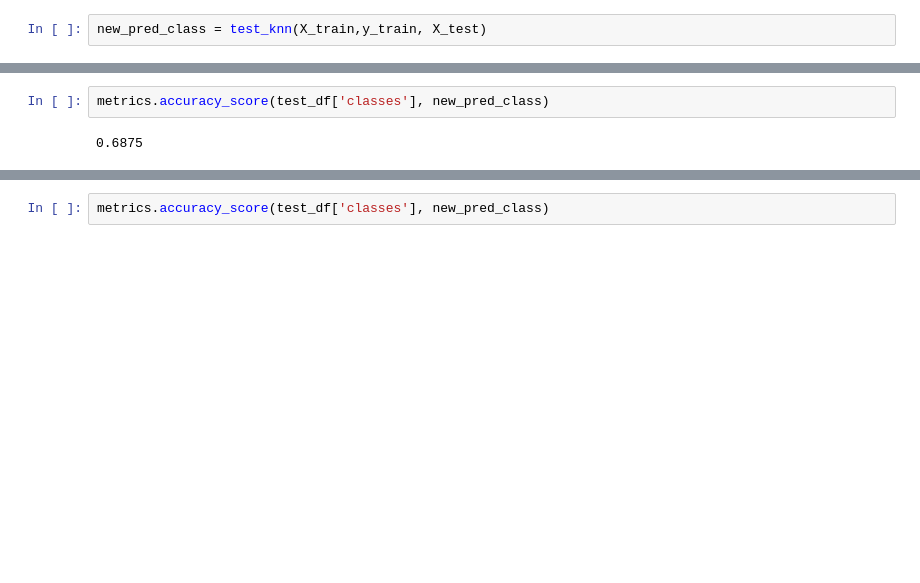
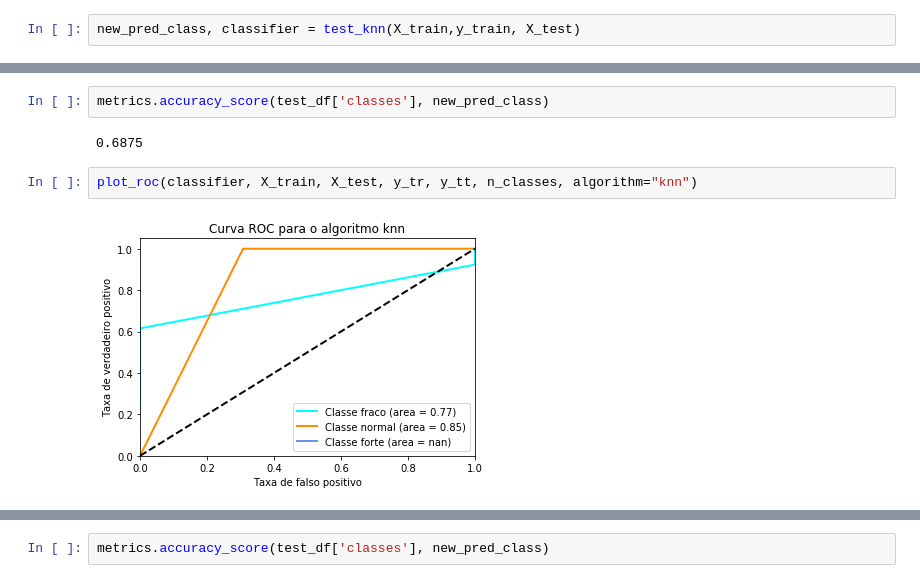
Before and after one commit to tiagotele/experimentos_oceanografia, a Jupyter notebook: Refactored.ipynb, the cells around one changed output, grey strips where cells are left out. Cells and saved outputs as stored; diff of their text form; blank space fills up the shorter version.

```diff
--- a/Refactored.ipynb
+++ b/Refactored.ipynb
@@ -87,5 +93,5 @@ y_test = test_df['classes']
 # %%
-new_pred_class = test_knn(X_train,y_train, X_test)
+new_pred_class, classifier = test_knn(X_train,y_train, X_test)
 # %% [output]
 2001 normal
 2002 weak
@@ -107,4 +113,8 @@ new_pred_class = test_knn(X_train,y_train, X_test)
 metrics.accuracy_score(test_df['classes'], new_pred_class)
 # %% [output]
 0.6875
+# %%
+plot_roc(classifier, X_train, X_test, y_tr, y_tt, n_classes, algorithm="knn")
+# %% [output]
+[figure, added]
 # %%
```
Also changed, not shown: parts of 18 cells of this notebook, 1 other file.
